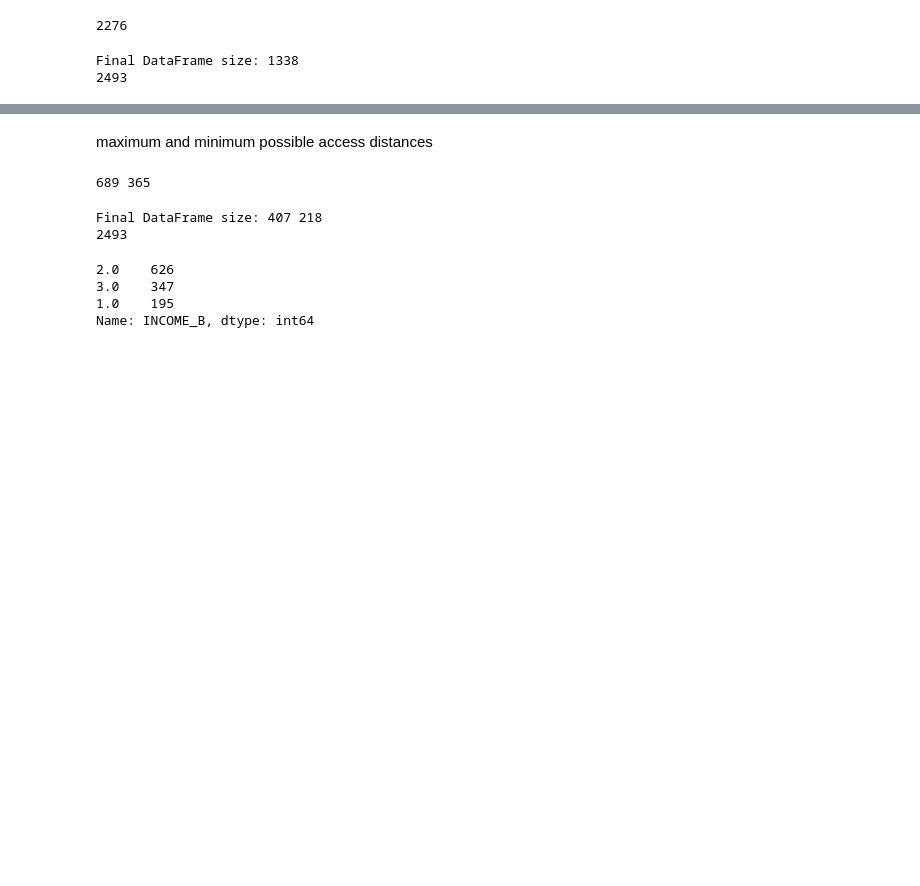
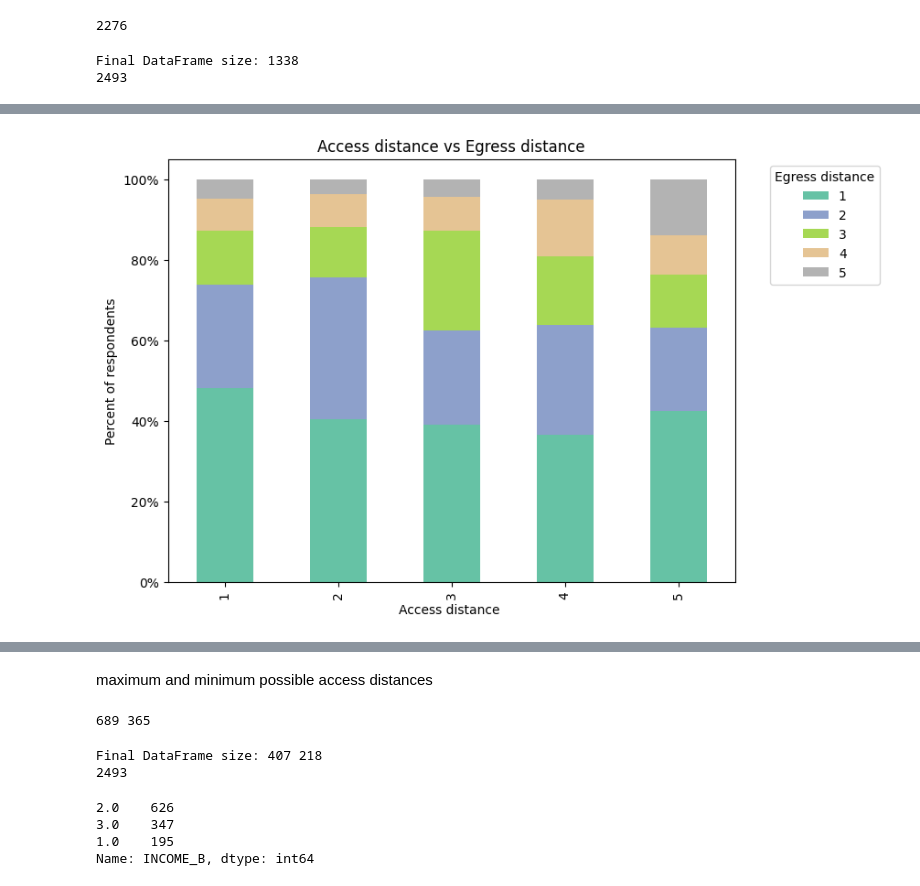
Before and after one commit to Gavaskar24/Metro, a Jupyter notebook: EDA.ipynb, the cells around one changed output, grey strips where cells are left out. Drawn from its saved outputs; the diff is of its cells as text; code cells hidden in the pictures; blank space fills up the shorter version.

```diff
--- a/EDA.ipynb
+++ b/EDA.ipynb
@@ -398,0 +464,19 @@ plt.title("Bicycle Usage vs. Access Time (N=2282)")
+# %%
+df=df.loc[(df['ACCESS_TIME']<30) & (df['EGRESS_TIME']<30)]
+df=df.loc[(df['ACCESS_TIME']>0) & (df['EGRESS_TIME']>0)]
+
+grouped = df.groupby(['ACCESS_DIS_B', 'EGRESS_DIS_B']).size().unstack().div(df.groupby('ACCESS_DIS_B').size(), axis=0)
+
+# Plotting the stacked bar chart
+ax = grouped.plot(kind='bar', stacked=True, colormap='Set2', figsize=(8, 6))
+plt.title('Access distance vs Egress distance')
+plt.xlabel('Access distance ')
+plt.ylabel('Percent of respondents')
+plt.legend(title='Egress distance', bbox_to_anchor=(1.05, 1), loc='upper left')
+
+# Formatting y-axis ticks as percentages
+ax.yaxis.set_major_formatter(plt.FuncFormatter(lambda x, _: f'{x * 100:.0f}%'))
+
+plt.show()
+# %% [output]
+[figure, added]
```
Also changed, not shown: parts of 5 cells of this notebook.
